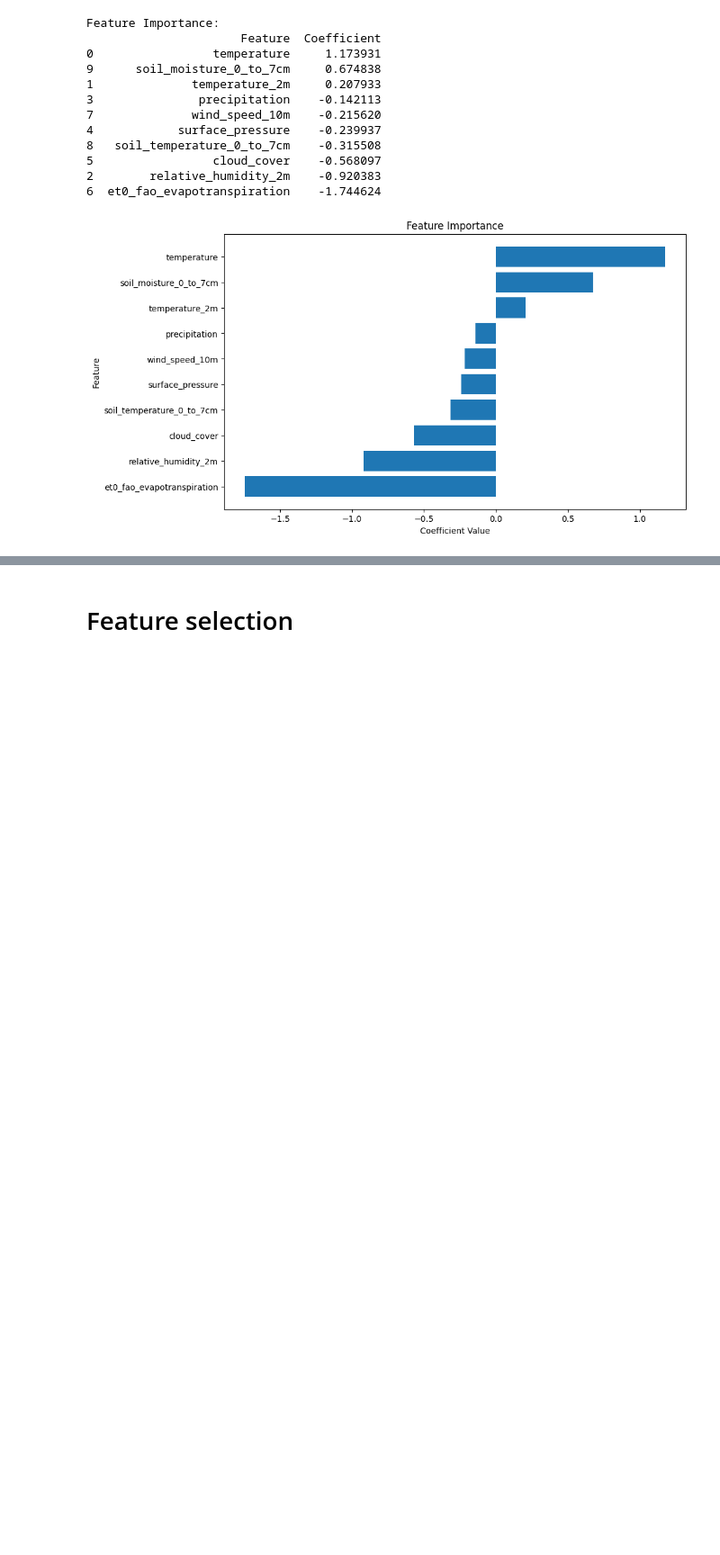
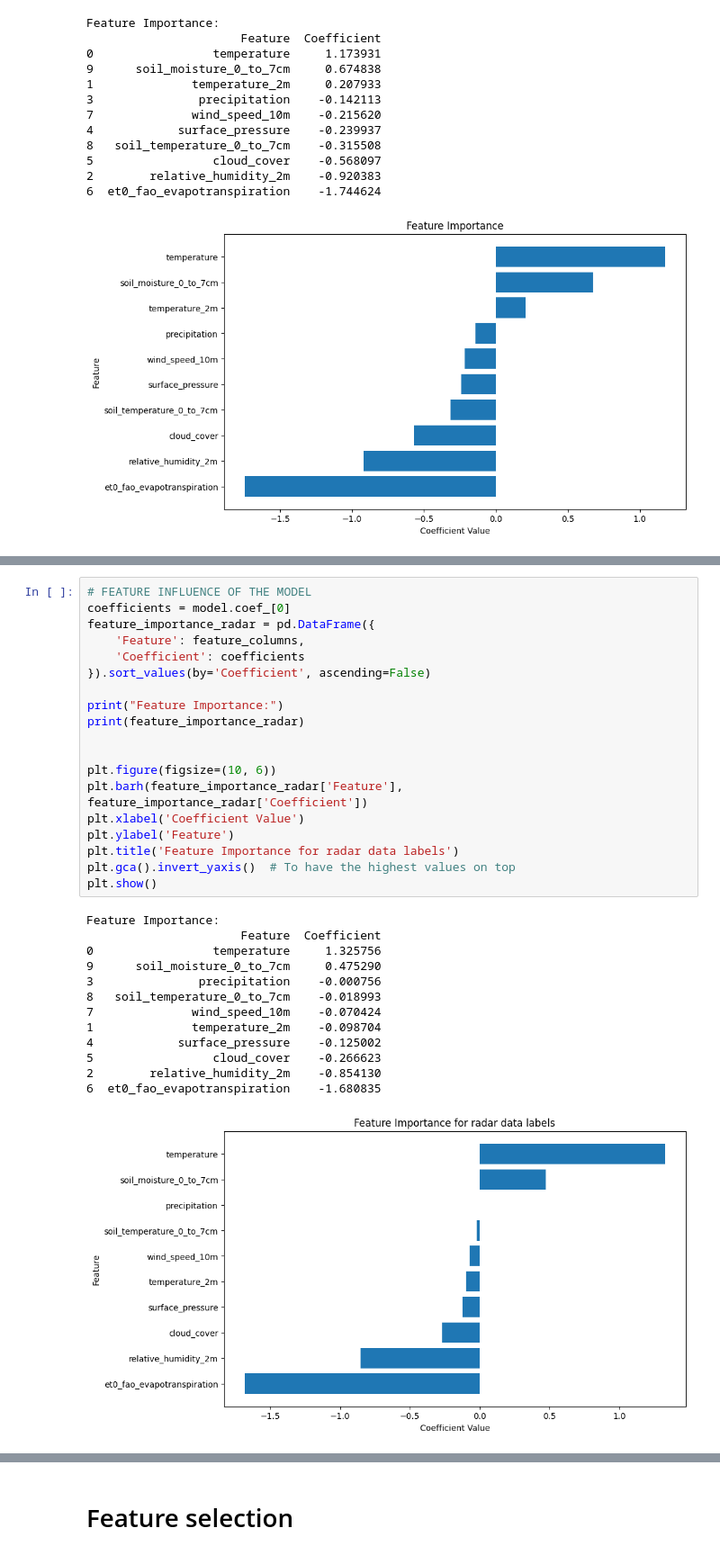
Before and after one commit to annikaijak/2nd_semester_project, a Jupyter notebook: notebooks/eda/EDA_building.ipynb, the cells around one changed output, grey strips where cells are left out. Shown at 90% size. Saved outputs shown, nothing was run; the diff lists cells and outputs as text; blank space fills up the shorter version.

```diff
--- a/notebooks/eda/EDA_building.ipynb
+++ b/notebooks/eda/EDA_building.ipynb
@@ -1139,0 +1185,33 @@ x10      2.075966
+# %%
+# FEATURE INFLUENCE OF THE MODEL
+coefficients = model.coef_[0]
+feature_importance_radar = pd.DataFrame({
+    'Feature': feature_columns,
+    'Coefficient': coefficients
+}).sort_values(by='Coefficient', ascending=False)
+
+print("Feature Importance:")
+print(feature_importance_radar)
+
+
+plt.figure(figsize=(10, 6))
+plt.barh(feature_importance_radar['Feature'], feature_importance_radar['Coefficient'])
+plt.xlabel('Coefficient Value')
+plt.ylabel('Feature')
+plt.title('Feature Importance for radar data labels')
+plt.gca().invert_yaxis()  # To have the highest values on top
+plt.show()
+# %% [output]
+Feature Importance:
+                      Feature  Coefficient
+0                 temperature     1.325756
+9      soil_moisture_0_to_7cm     0.475290
+3               precipitation    -0.000756
+8   soil_temperature_0_to_7cm    -0.018993
+7              wind_speed_10m    -0.070424
+1              temperature_2m    -0.098704
+4            surface_pressure    -0.125002
+5                 cloud_cover    -0.266623
+2        relative_humidity_2m    -0.854130
+6  et0_fao_evapotranspiration    -1.680835
+[figure, added]
```
Also changed, not shown: parts of 11 cells of this notebook, 1 other file.
